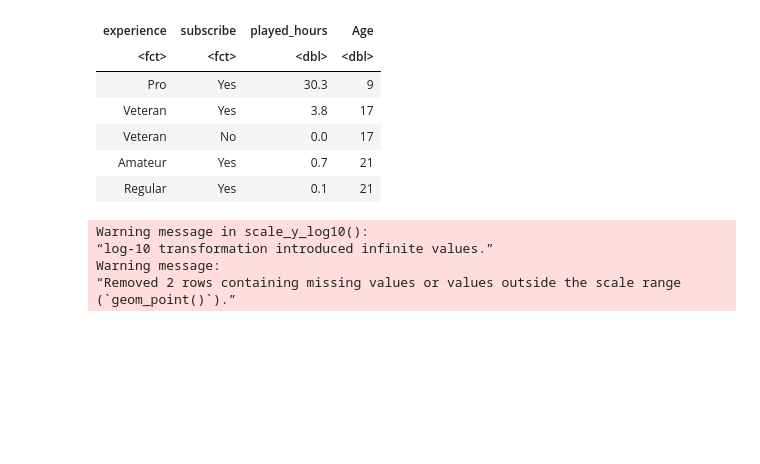
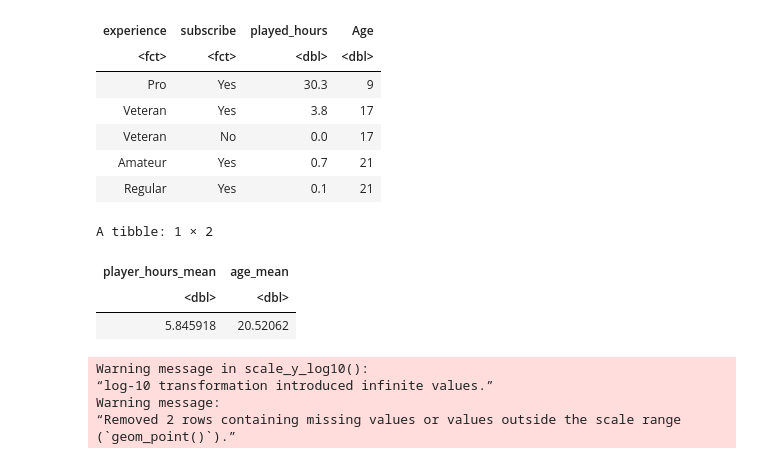
Before and after one commit to gatory/DSCI_100_Term_Project, a Jupyter notebook: Final Report.ipynb, the cells around one changed output. Saved outputs shown, nothing was run; the diff lists cells and outputs as text; code cells hidden in the pictures; blank space fills up the shorter version.

Commit message:
included summary analysis

```diff
--- a/Final Report.ipynb
+++ b/Final Report.ipynb
@@ -86,6 +86,15 @@ A tibble: 5 × 4
 | Veteran | No | 0.0 | 17 |
 | Amateur | Yes | 0.7 | 21 |
 | Regular | Yes | 0.1 | 21 |
+# %%
+# General Summary
+tidy_player_mean <- tidy_player |> summarize(player_hours_mean = mean(played_hours, na.rm = TRUE), age_mean = mean(Age, na.rm = TRUE))
+tidy_player_mean
+# %% [output]
+A tibble: 1 × 2
+| player_hours_mean | age_mean |
+| <dbl> | <dbl> |
+| 5.845918 | 20.52062 |
 # %%
 #General Visualization
 options(repr.plot.width = 10, repr.plot.height = 8)
```
Also changed, not shown: parts of 1 cell of this notebook.
